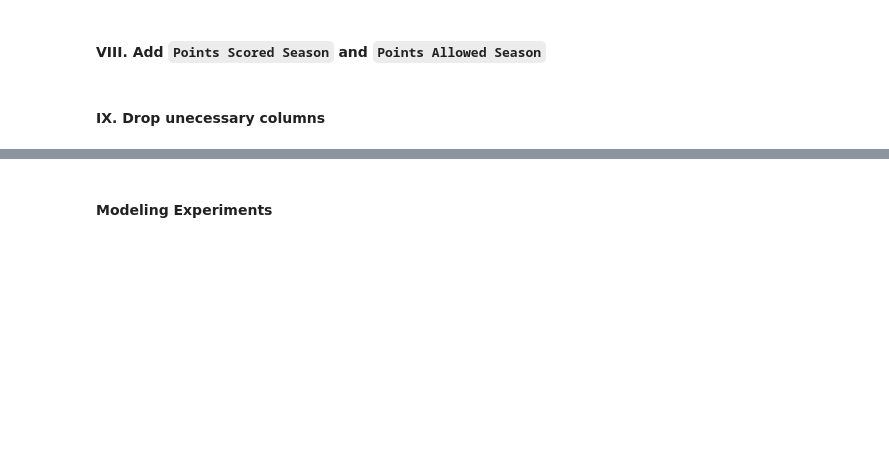
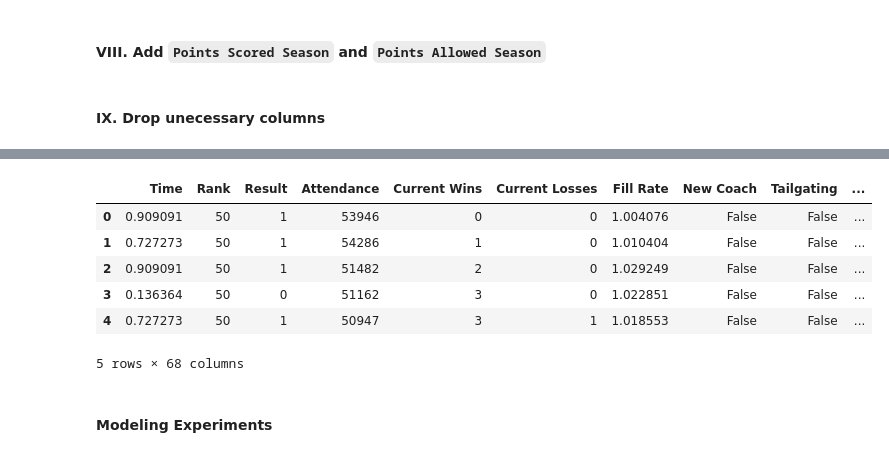
Before and after one commit to lancezhang04/CFBWinPrediction, a Jupyter notebook: main.ipynb, the cells around one changed output, grey strips where cells are left out. Drawn from its saved outputs; the diff is of its cells as text; code cells hidden in the pictures; blank space fills up the shorter version.

Commit message:
conference one hot encoding

```diff
--- a/main.ipynb
+++ b/main.ipynb
@@ -291,3 +295,36 @@ df = df.drop(columns=to_drop)
+# %%
+power_5 = {'SEC', 'Big-10', 'Big-12', 'ACC', 'Pac-12'}
+
+def classify_conference(team_conf, opp_conf):
+    if team_conf == opp_conf:
+        return 'Same Conference'
+    elif opp_conf in power_5:
+        return 'Power 5'
+    elif opp_conf is None:
+        return 'N/A'
+    else:
+        return 'Non-Power 5'
+
+df['Opponent Conference Category'] = df.apply(
+    lambda row: classify_conference(row['Conference'], row['Opponent_Conference']),
+    axis=1
+)
+
+home_one_hot = pd.get_dummies(df['Conference'], prefix='Home Conference').astype(int)
+opponent_one_hot = pd.get_dummies(df['Opponent Conference Category'], prefix='Opponent_Conference').astype(int)
+df = pd.concat([df, home_one_hot, opponent_one_hot], axis=1)
+
+
+
+df.head()
+# %% [output]
+|  | Time | Rank | Result | Attendance | Current Wins | Current Losses | Fill Rate | New Coach | Tailgating | ... |
+| 0 | 0.909091 | 50 | 1 | 53946 | 0 | 0 | 1.004076 | False | False | ... |
+| 1 | 0.727273 | 50 | 1 | 54286 | 1 | 0 | 1.010404 | False | False | ... |
+| 2 | 0.909091 | 50 | 1 | 51482 | 2 | 0 | 1.029249 | False | False | ... |
+| 3 | 0.136364 | 50 | 0 | 51162 | 3 | 0 | 1.022851 | False | False | ... |
+| 4 | 0.727273 | 50 | 1 | 50947 | 3 | 1 | 1.018553 | False | False | ... |
+5 rows × 68 columns
 # %% [markdown]
 #### Modeling Experiments
 # %%
```
Also changed, not shown: parts of 3 cells of this notebook.
